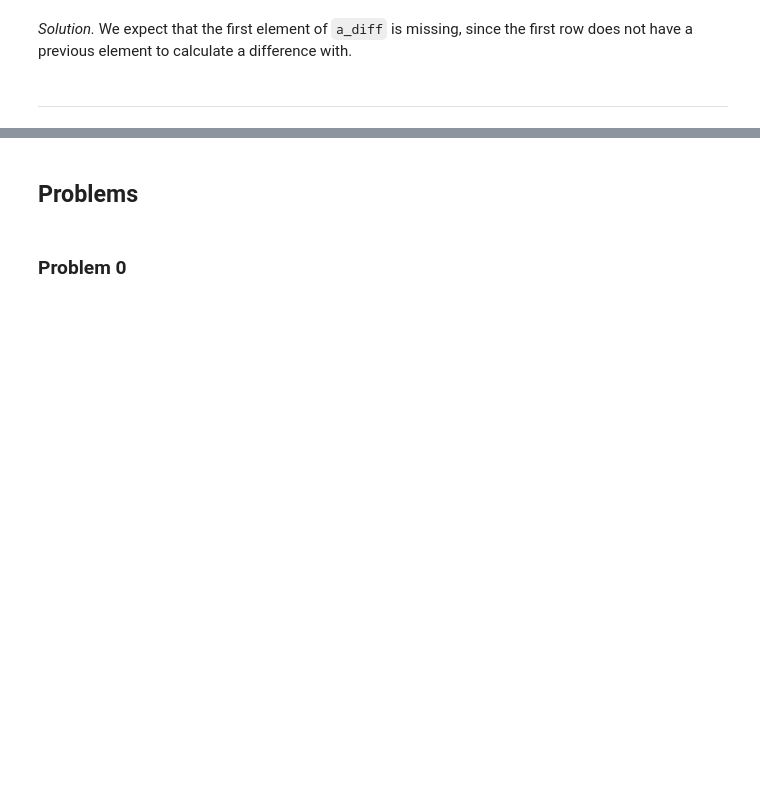
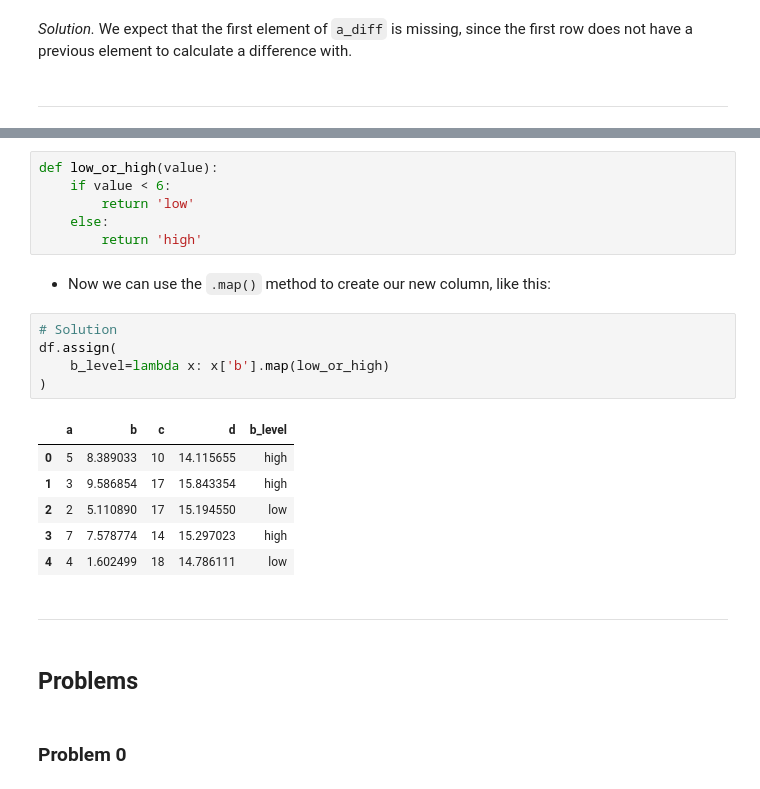
Before and after one commit to usna-dwv/lesson-creating-new-variables, a Jupyter notebook: Lesson 15 Creating New Variables in Pandas.ipynb, the cells around one changed output, grey strips where cells are left out. Saved outputs shown, nothing was run; the diff lists cells and outputs as text; blank space fills up the shorter version.

```diff
--- a/Lesson 15 Creating New Variables in Pandas.ipynb
+++ b/Lesson 15 Creating New Variables in Pandas.ipynb
@@ -484,3 +547,25 @@ df.assign(
+# %%
+def low_or_high(value):
+    if value < 6:
+        return 'low'
+    else:
+        return 'high'
+# %% [markdown]
+* Now we can use the `.map()` method to create our new column, like this:
+# %%
+# Solution
+df.assign(
+    b_level=lambda x: x['b'].map(low_or_high)
+)
+# %% [output]
+|  | a | b | c | d | b_level |
+| 0 | 5 | 8.389033 | 10 | 14.115655 | high |
+| 1 | 3 | 9.586854 | 17 | 15.843354 | high |
+| 2 | 2 | 5.110890 | 17 | 15.194550 | low |
+| 3 | 7 | 7.578774 | 14 | 15.297023 | high |
+| 4 | 4 | 1.602499 | 18 | 14.786111 | low |
+# %% [markdown]
+<hr style="border-top: 2px solid gray; margin-top: 1px; margin-bottom: 1px"></hr>
 # %% [markdown]
 ## Problems
 # %% [markdown]
```
Also changed, not shown: parts of 10 cells of this notebook.
